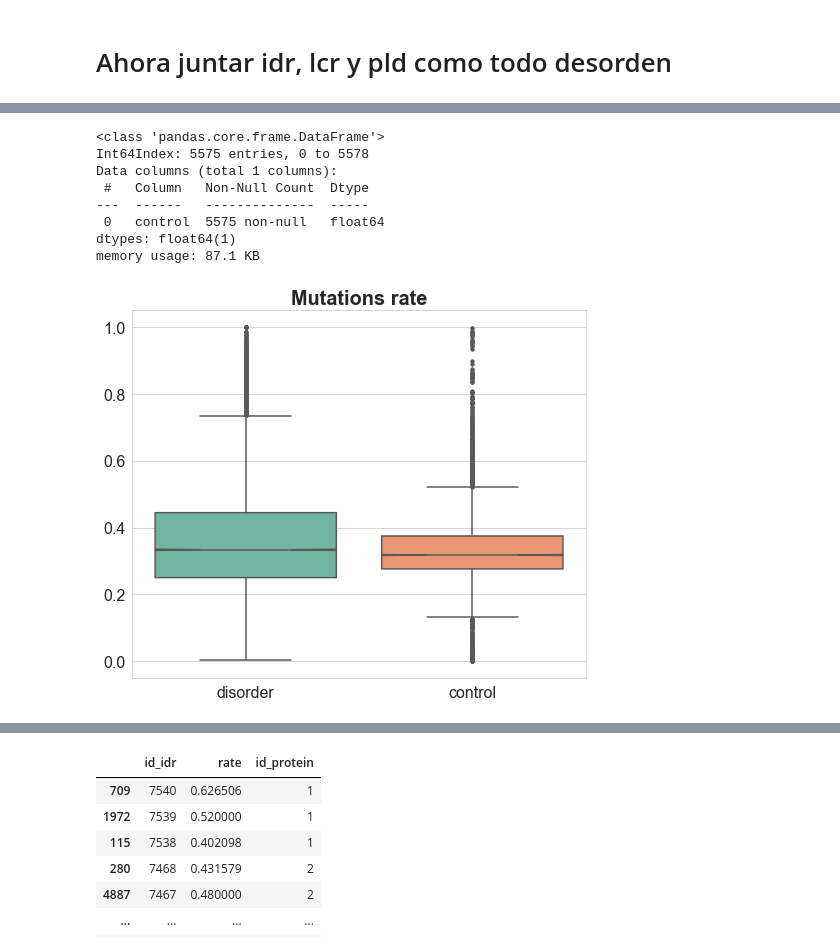
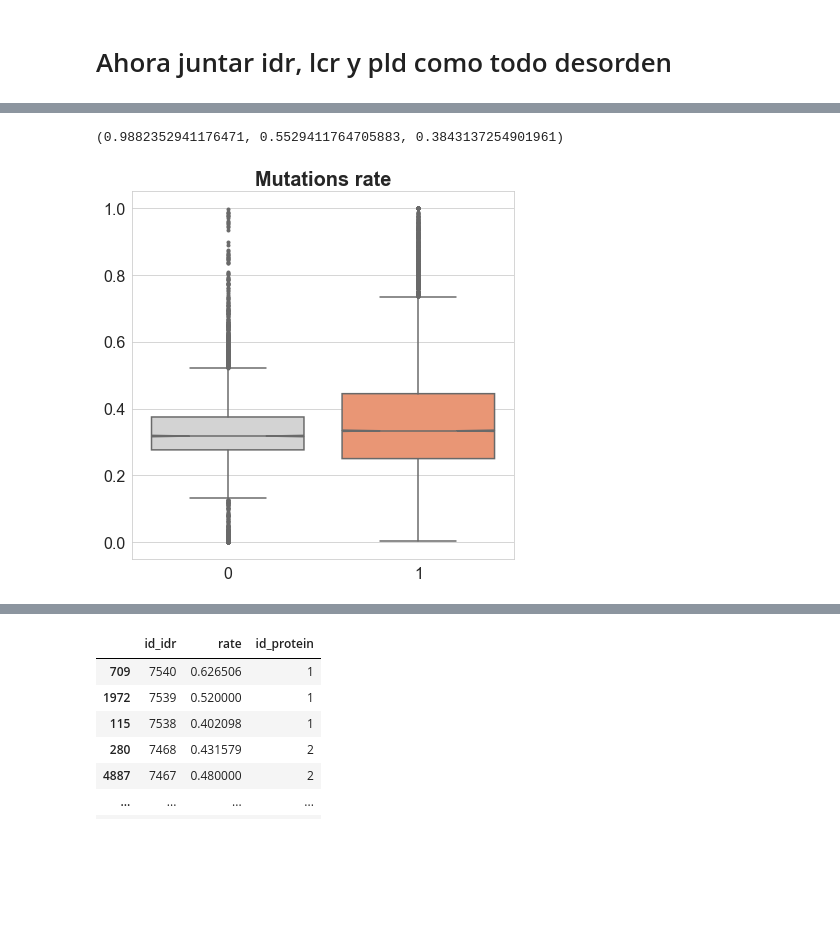
Before and after one commit to alvaro-2/mutations, a Jupyter notebook: disease_plots/mut_enrichment.ipynb, the cells around one changed output, grey strips where cells are left out. Saved outputs shown, nothing was run; the diff lists cells and outputs as text; code cells hidden in the pictures; blank space fills up the shorter version.

```diff
--- a/disease_plots/mut_enrichment.ipynb
+++ b/disease_plots/mut_enrichment.ipynb
@@ -622,0 +642,15 @@ plt.show()
+# %%
+y = [background, (total_mut_idr_aa/ total_idr_aa), (total_mut_lc_aa / total_lc_aa), (total_mut_pld_aa / total_pld_aa)]
+sns.set_style("whitegrid")
+plt.subplots(figsize=(10,6))
+fig = sns.barplot(["background", "IDRs", "LCRs", "PLDs"], y, color='blue', edgecolor= 'black')
+#plt.hlines(background/background, -1, 4, colors='black', linestyles='dashed')
+fig.axhline(background, dashes=(5,1), color= 'gray')
+plt.title("Mutational enrichment by feature\n", fontdict= {'fontsize':20})
+plt.ylabel("enrichment", fontsize=15)
+plt.tick_params(labelsize=15)
+
+for i, v in enumerate(y):
+    fig.text(i, v+.02, str(f'{v:.2f}'), fontsize= 14, ha= 'center')
+
+plt.show()
@@ -1012,3 +1054,4 @@ s = df.control.dropna().to_frame()
 # %%
-to_add = pd.concat([df.idr.dropna(), df.lcr.dropna(), df.pld.dropna()], ignore_index= True).to_frame()
-to_add
+control = df.control.dropna().to_frame()
+all_disorder = pd.concat([df.idr.dropna(), df.lcr.dropna(), df.pld.dropna()], ignore_index= True).to_frame()
+all_disorder.rename(columns={0: "all_disorder"}, inplace= True)
@@ -1048,24 +1058,17 @@ s.rename(columns={0: 'disorder'}, inplace= True)
-# %%
-s.info()
-# %% [output]
-<class 'pandas.core.frame.DataFrame'>
-Int64Index: 5575 entries, 0 to 5578
-Data columns (total 1 columns):
- #   Column   Non-Null Count  Dtype
----  ------   --------------  -----
- 0   control  5575 non-null   float64
-dtypes: float64(1)
-memory usage: 87.1 KB
+# %%
+sns.color_palette('Set2')[1]
+# %% [output]
+(0.9882352941176471, 0.5529411764705883, 0.3843137254901961)
 # %%
 sns.set_style('whitegrid')
-fig, ax = plt.subplots(figsize=(7,6))
-ax = sns.boxplot(data=s, palette='Set2', notch= True, flierprops= dict(marker='o', markersize=3)) #, showfliers= False
+fig, ax = plt.subplots(figsize=(6,6))
+ax = sns.boxplot(data= [control, all_disorder], palette= {0: 'lightgray', 1: (0.9882352941176471, 0.5529411764705883, 0.3843137254901961)}, notch= True, flierprops= dict(marker='o', markersize=3)) #, showfliers= False
 ax.set_title("Mutations rate", fontdict={'size': 20, 'weight': 'bold'})
 plt.ylim(-0.05, 1.05)
 plt.xticks(size= 16)
 plt.yticks(size=16)
 plt.tight_layout()
 #plt.savefig('analysis/mutations_rate.png', dpi=300)
 plt.show()
 # %% [output]
-[figure, old version]
+[figure, new version]
```
Also changed, not shown: parts of 56 cells of this notebook, 1 other file.
